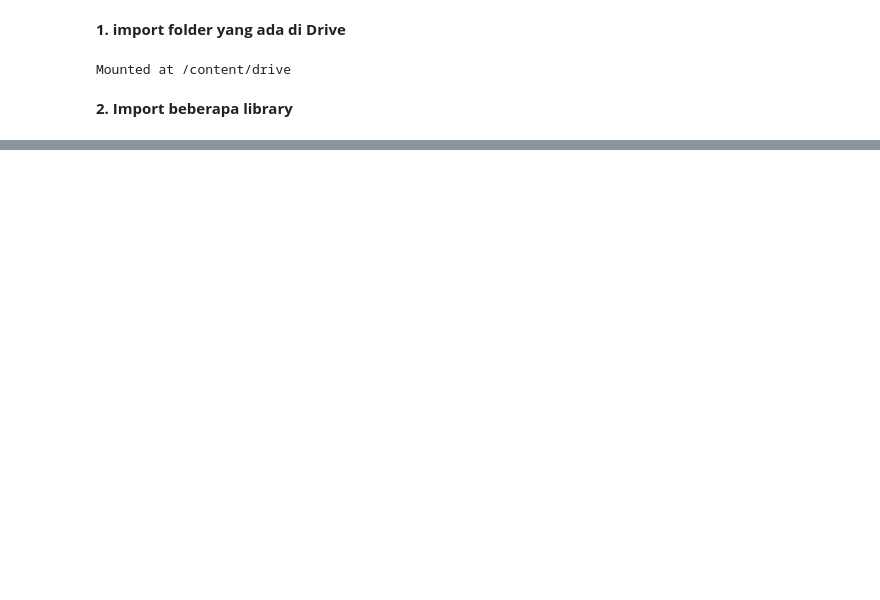
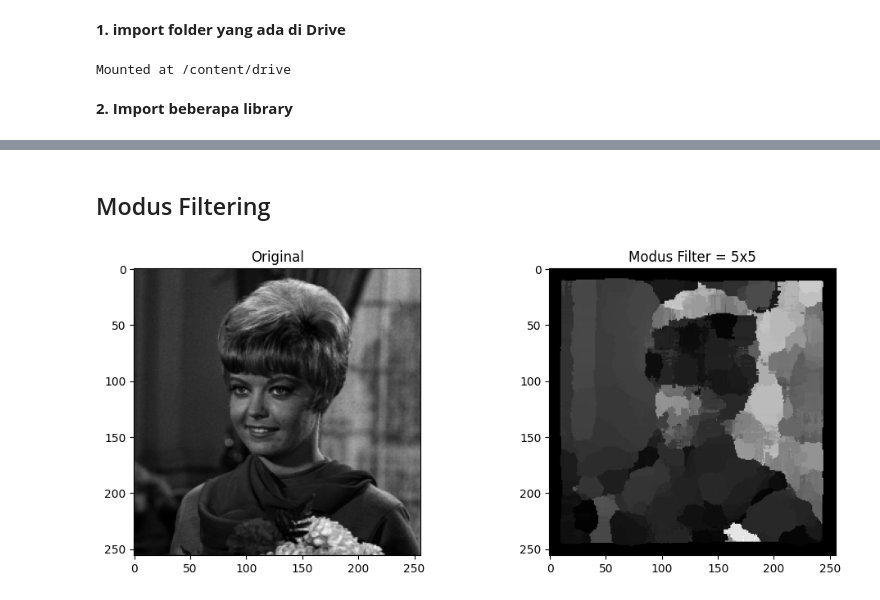
Before and after one commit to NurlailyAsrobika16/PCVK_Genap_2023, a Jupyter notebook: UTS.ipynb, the cells around one changed output, grey strips where cells are left out. Saved outputs shown, nothing was run; the diff lists cells and outputs as text; code cells hidden in the pictures; blank space fills up the shorter version.

```diff
--- a/UTS.ipynb
+++ b/UTS.ipynb
@@ -21,0 +135,58 @@ import glob
+# %% [markdown]
+## Modus Filtering
+# %%
+def ModusFilter(image, filter_size):
+    # membuat array kosong
+    output = np.zeros(image.shape, dtype=np.uint8)
+
+    # membuat padding pada citra input
+    padding_width = filter_size // 2
+    padding_img = np.pad(image, padding_width, mode='constant')
+
+    for i in range(padding_width, padding_img.shape[0] - padding_width):
+        for j in range(padding_width, padding_img.shape[1] - padding_width):
+
+            # membuat array kosong untuk piksel-piksel di dalam filter
+            values = np.zeros(filter_size * filter_size, dtype=np.uint8)
+            k = 0
+
+            # iterasi pada setiap piksel di dalam filter
+            for x in range(-padding_width, padding_width + 1):
+                for y in range(-padding_width, padding_width + 1):
+                    values[k] = padding_img[i + x, j + y]
+                    k += 1
+
+            # mencari nilai modus dari piksel
+            mode_value = np.bincount(values).argmax()
+            # menempatkan nilai modus ke dalam citra output
+            output[i - padding_width, j - padding_width] = mode_value
+
+    return output
+
+def main():
+    img_gray = cv.imread('/content/drive/MyDrive/PCVK_MM/Images/female.tiff')
+    img_gray_female= cv.cvtColor(img_gray, cv.COLOR_BGR2GRAY)
+
+
+    # filtering gambar 5x5
+    modus_female_5x5 = ModusFilter(img_gray_female, 25)
+
+    # mengatur tampilan ukuran gambar
+    fig = plt.figure(figsize=(12,10))
+
+    # tampilan gambar original
+    fig.add_subplot(2, 2, 1)
+    plt.title('Original')
+    plt.imshow(img_gray_female, cmap='gray')
+
+    # tampilan gambar filtering
+    fig.add_subplot(2, 2, 2)
+    plt.title('Modus Filter = 5x5')
+    plt.imshow(modus_female_5x5, cmap='gray')
+
+    plt.show()
+
+if __name__ == "__main__":
+    main()
+# %% [output]
+[figure, added]
```
Also changed, not shown: parts of 9 cells of this notebook.
